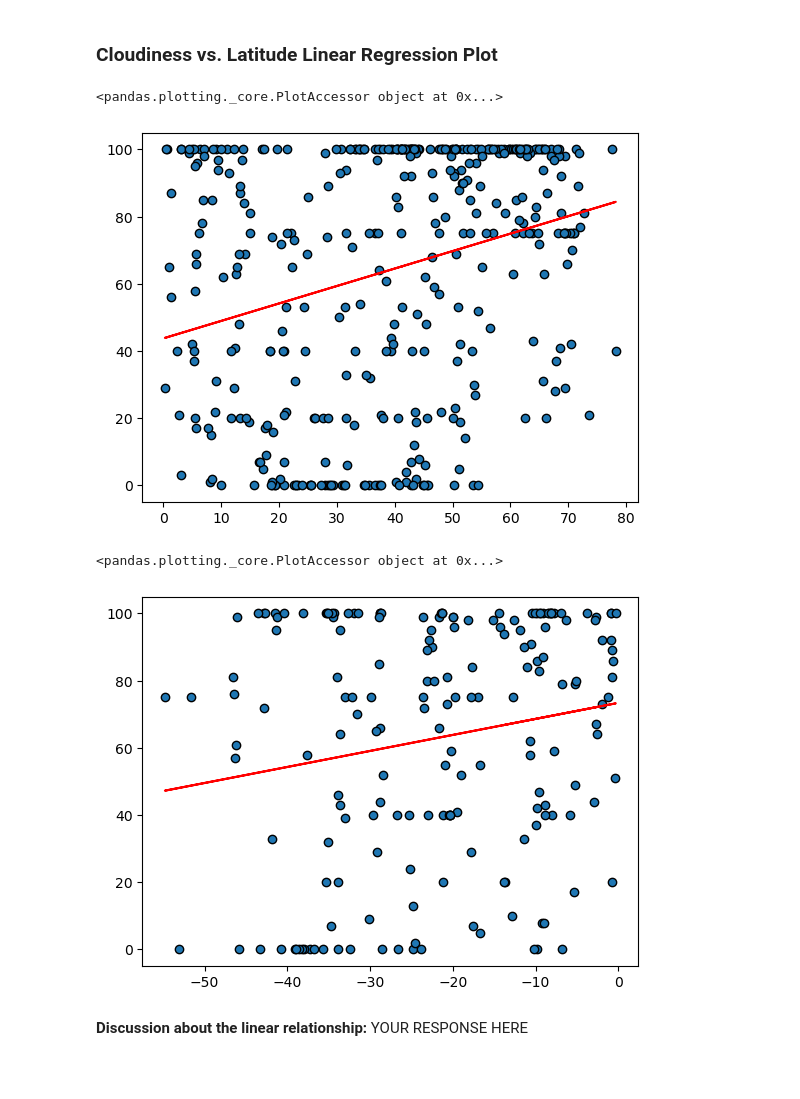
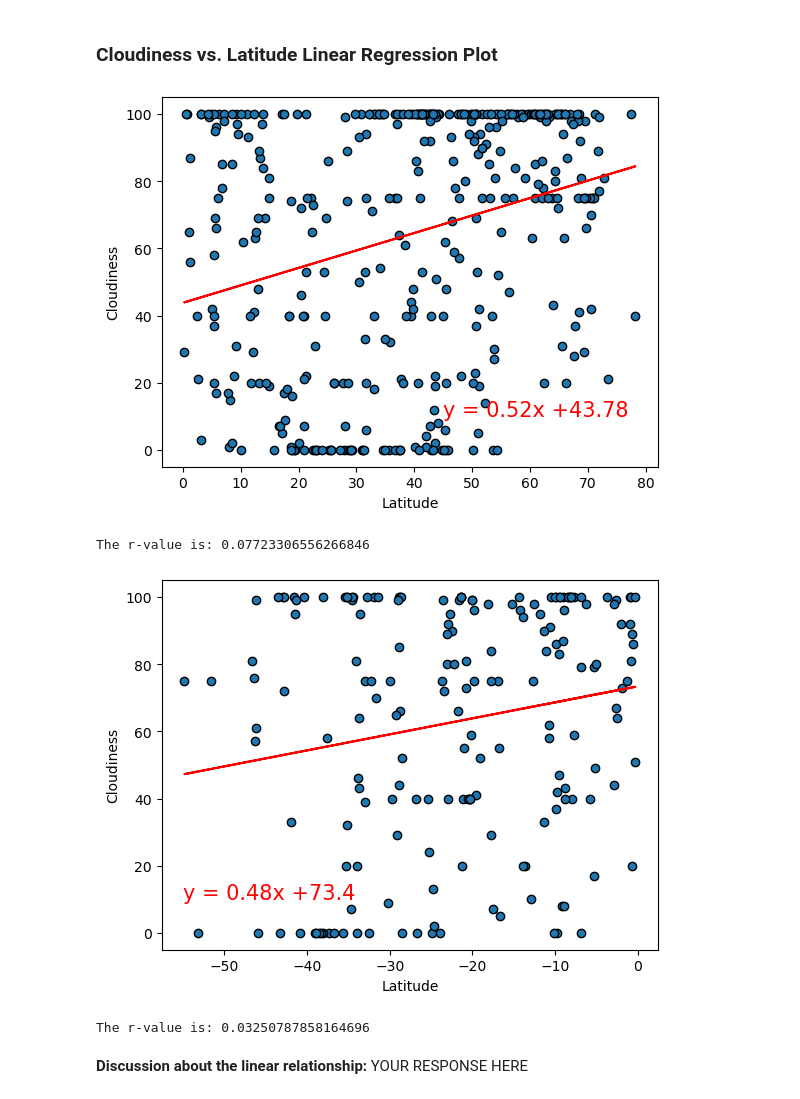
Before and after one commit to sraven24/python-api-challenge, a Jupyter notebook: WeatherPy/WeatherPy.ipynb, the cells around one changed output. Cells and saved outputs as stored; diff of their text form; code cells hidden in the pictures; blank space fills up the shorter version.

```diff
--- a/WeatherPy/WeatherPy.ipynb
+++ b/WeatherPy/WeatherPy.ipynb
@@ -371,18 +394,23 @@ southern_hemi_df.plot
 # %%
 # Northern Hemisphere
 xnlatitude= northern_hemi_df['Lat']
 yncloudiness= northern_hemi_df['Cloudiness']
 
 (slope,intercept,rvalue,pvalue,stderr) = linregress(xnlatitude,yncloudiness)
 regresslin = xnlatitude*slope+intercept
+line_eq = "y = "+str(round(slope,2)) + "x +"+str(round(intercept,2))
 
 plt.scatter(xnlatitude,yncloudiness,edgecolors="Black")
+plt.annotate(line_eq,(45,10),fontsize=15,color="red")
 plt.plot(xnlatitude,regresslin,"r-")
-
-northern_hemi_df.plot
+plt.xlabel("Latitude")
+plt.ylabel('Cloudiness')
+plt.show()
+print(f"The r-value is: {rvalue**2}" )
+#northern_hemi_df.plot
 # %% [output]
+[figure, new version]
-<pandas.plotting._core.PlotAccessor object at 0x...>
+The r-value is: 0.07723306556266846
-[figure, old version]
 # %%
 # Southern Hemisphere
 xslatitude= southern_hemi_df['Lat']
@@ -390,14 +418,19 @@ yscloudiness= southern_hemi_df['Cloudiness']
 
 (slope,intercept,rvalue,pvalue,stderr) = linregress(xslatitude,yscloudiness)
 regresslin = xslatitude*slope+intercept
+line_eq = "y = "+str(round(slope,2)) + "x +"+str(round(intercept,2))
 
 plt.scatter(xslatitude,yscloudiness,edgecolors="Black")
+plt.annotate(line_eq,(-55,10),fontsize=15,color="red")
 plt.plot(xslatitude,regresslin,"r-")
-
-southern_hemi_df.plot
+plt.xlabel("Latitude")
+plt.ylabel('Cloudiness')
+plt.show()
+print(f"The r-value is: {rvalue**2}" )
+#southern_hemi_df.plot
 # %% [output]
+[figure, new version]
-<pandas.plotting._core.PlotAccessor object at 0x...>
+The r-value is: 0.03250787858164696
-[figure, old version]
 # %% [markdown]
 **Discussion about the linear relationship:** YOUR RESPONSE HERE
 # %% [markdown]
```
Also changed, not shown: parts of 7 cells of this notebook.
